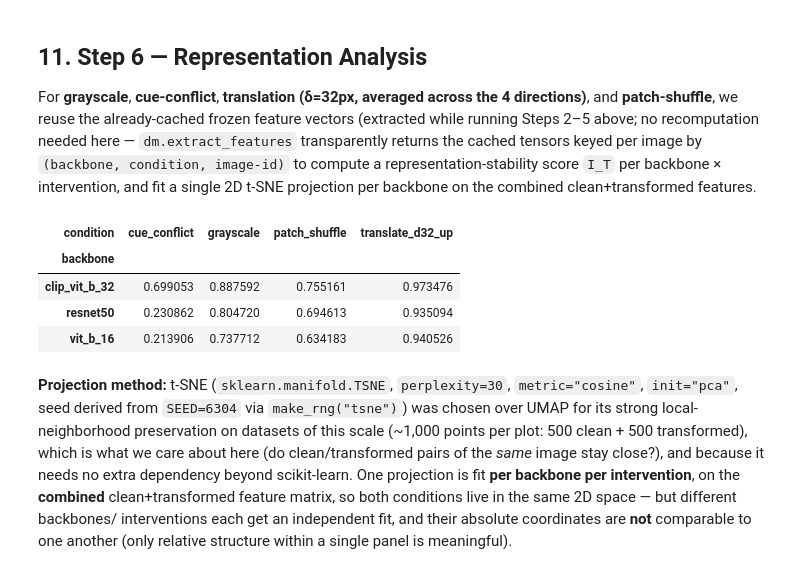
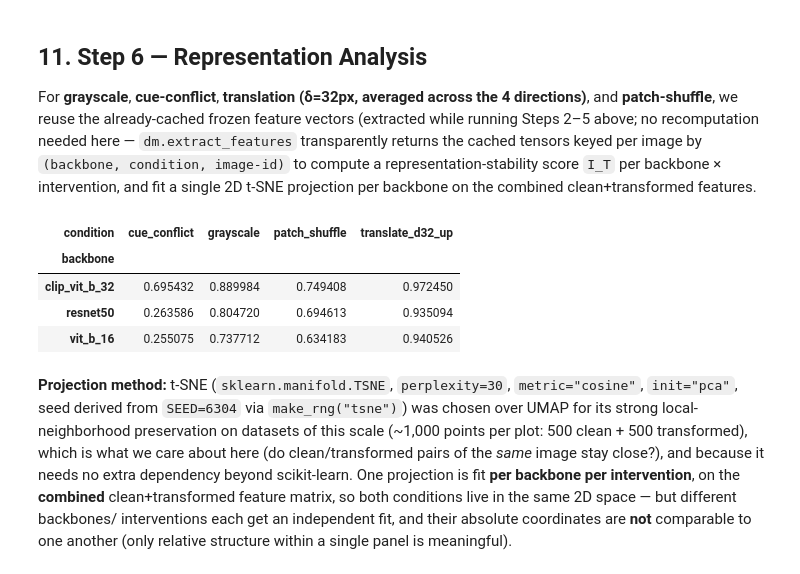
Before and after one commit to ayaanzia/atml-assignment-1, a Jupyter notebook: task1/task1.ipynb, the cells around one changed output. Saved outputs shown, nothing was run; the diff lists cells and outputs as text; code cells hidden in the pictures.

```diff
--- a/task1/task1.ipynb
+++ b/task1/task1.ipynb
@@ -833,40 +857,41 @@ REPR_CONDITIONS = ["grayscale", "cue_conflict", "translate_d32_up", "patch_shuff
 repr_backbones = {"resnet50": resnet, "vit_b_16": vit, "clip_vit_b_32": clip}
 
 def get_cached_feats(backbone_name, condition, image_ids):
-    cached = dm.load_cached_features(backbone_name, condition, image_ids)
+    cache_name = repr_backbones[backbone_name].cache_name
+    cached = dm.load_cached_features(cache_name, condition, image_ids)
     assert cached is not None, f"Expected cached features for {backbone_name}/{condition}; run the corresponding step above first."
     id_to_row = {iid: i for i, iid in enumerate(cached["image_ids"])}
     order = [id_to_row[iid] for iid in image_ids]
     return cached["features"][order]
 
 I_T_rows = []
 for backbone_name in repr_backbones:
     clean_feats = get_cached_feats(backbone_name, "clean_eval", eval_image_ids)
     for cond in REPR_CONDITIONS:
         if cond == "cue_conflict":
             cond_ids = [cuecal.cue_conflict_id(rec) for rec in accepted_records]
             cond_feats = get_cached_feats(backbone_name, cond, cond_ids)
             # cue-conflict has no 1:1 correspondence with a single clean
             # image (each stylization mixes a content + a style image), so
             # I_T here is computed against the ORIGINAL CONTENT image's
             # clean feature instead of a matched eval-subset index.
             content_ids = [rec["content_id"] for rec in accepted_records]
             ref_feats = get_cached_feats(backbone_name, "clean_eval", content_ids)
         else:
             cond_feats = get_cached_feats(backbone_name, cond, eval_image_ids)
             ref_feats = clean_feats
         i_t = mx.representation_stability(ref_feats, cond_feats)
         I_T_rows.append({"backbone": backbone_name, "condition": cond, "I_T": i_t})
 
 I_T_df = pd.DataFrame(I_T_rows)
 I_T_df.to_csv(RESULTS_DIR / "representation_stability.csv", index=False)
 I_T_df.pivot(index="backbone", columns="condition", values="I_T")
 # %% [output]
 | condition | cue_conflict | grayscale | patch_shuffle | translate_d32_up |
 | backbone |  |  |  |  |
-| clip_vit_b_32 | 0.699053 | 0.887592 | 0.755161 | 0.973476 |
-| resnet50 | 0.230862 | 0.804720 | 0.694613 | 0.935094 |
-| vit_b_16 | 0.213906 | 0.737712 | 0.634183 | 0.940526 |
+| clip_vit_b_32 | 0.695432 | 0.889984 | 0.749408 | 0.972450 |
+| resnet50 | 0.263586 | 0.804720 | 0.694613 | 0.935094 |
+| vit_b_16 | 0.255075 | 0.737712 | 0.634183 | 0.940526 |
 # %% [markdown]
 **Projection method:** t-SNE (`sklearn.manifold.TSNE`, `perplexity=30`,
 `metric="cosine"`, `init="pca"`, seed derived from `SEED=6304` via
```
Also changed, not shown: parts of 19 cells of this notebook, 42 other files.
